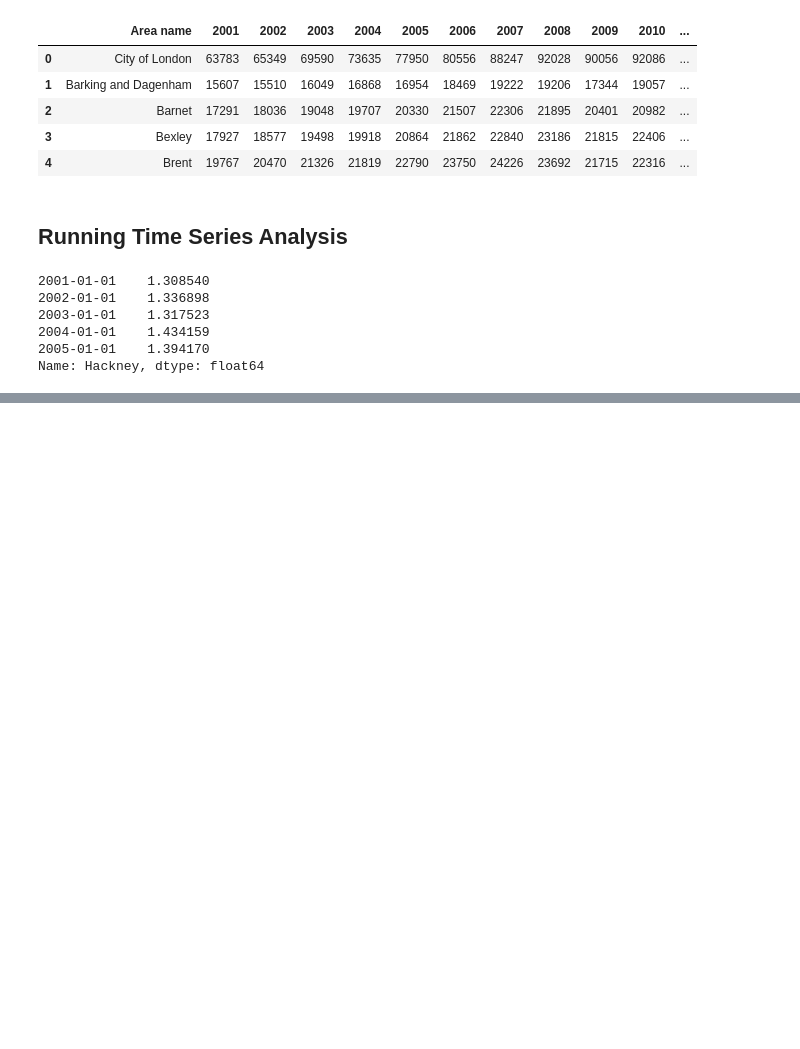
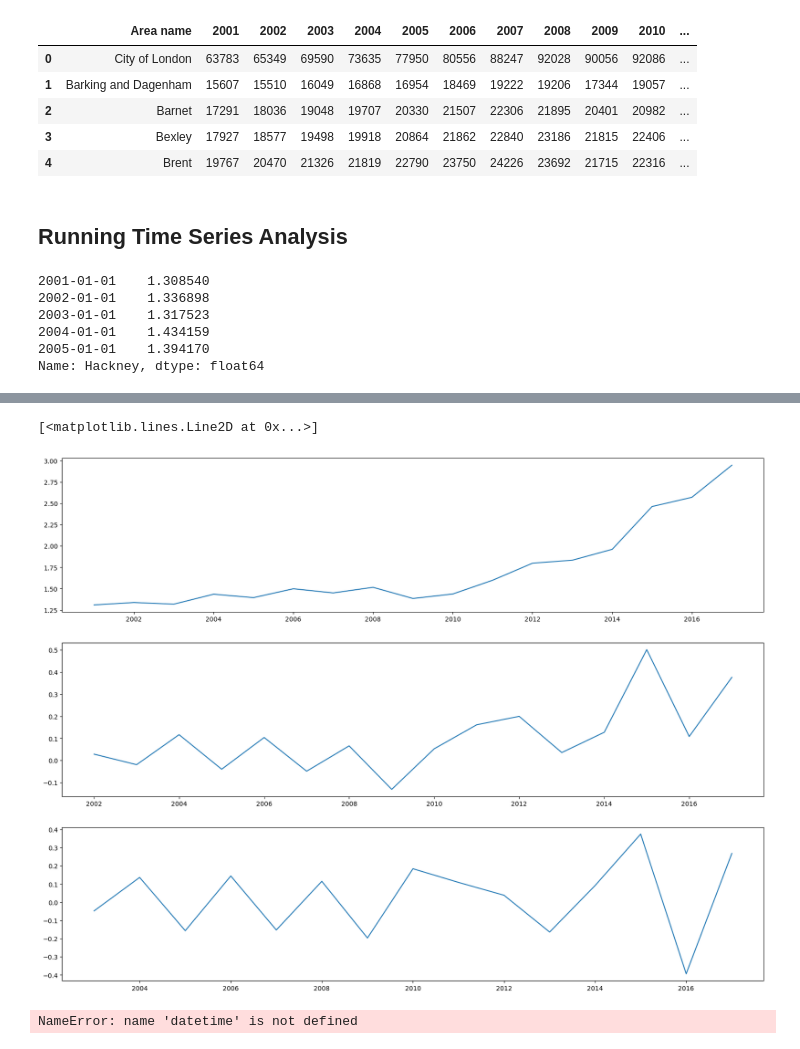
Before and after one commit to Ad1thya-R/data-food-drink, a Jupyter notebook: notebooks/RQ2-TS-Restaurants.ipynb, the cells around one changed output, grey strips where cells are left out. Drawn from its saved outputs; the diff is of its cells as text; code cells hidden in the pictures; blank space fills up the shorter version.

```diff
--- a/notebooks/RQ2-TS-Restaurants.ipynb
+++ b/notebooks/RQ2-TS-Restaurants.ipynb
@@ -153,10 +202,21 @@ plt.show()
 # %%
 # We look at the original TS, 1st and 2nd difference to check stationarity
-visits_diff_1 = visits.diff().dropna()
-visits_diff_2 = visits.diff().diff().dropna()
+hackney_diff_1 = hackney.diff().dropna()
+hackney_diff_2 = hackney.diff().diff().dropna()
 
 fig, axs = plt.subplots(nrows=3, figsize=(20, 15))
 
-axs[0].plot(visits)
-axs[1].plot(visits_diff_1)
-axs[2].plot(visits_diff_2)
+axs[0].plot(hackney)
+axs[1].plot(hackney_diff_1)
+axs[2].plot(hackney_diff_2)
+# %% [output]
+[<matplotlib.lines.Line2D at 0x...>]
+[figure, added]
+# %%
+hackney_train = hackney[hackney.index < datetime(2011, 7, 1)]
+hackney_test  = hackney[visits.index >= datetime(2011, 7, 1)]
+
+exog_train = exog[exog.index < datetime(2012, 7, 1)]
+exog_test = exog[exog.index >= datetime(2012, 7, 1)]
+# %% [output]
+NameError: name 'datetime' is not defined
```
Also changed, not shown: parts of 7 cells of this notebook, 1 other file.
